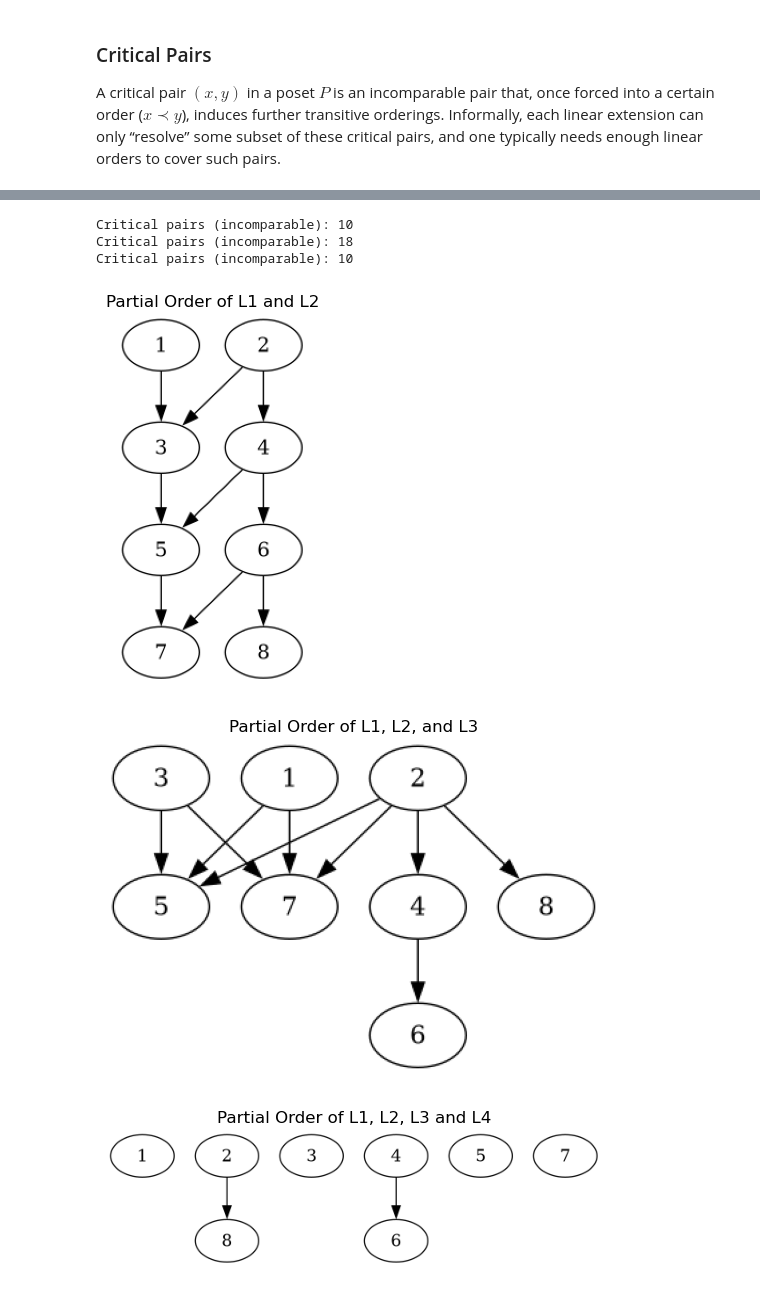
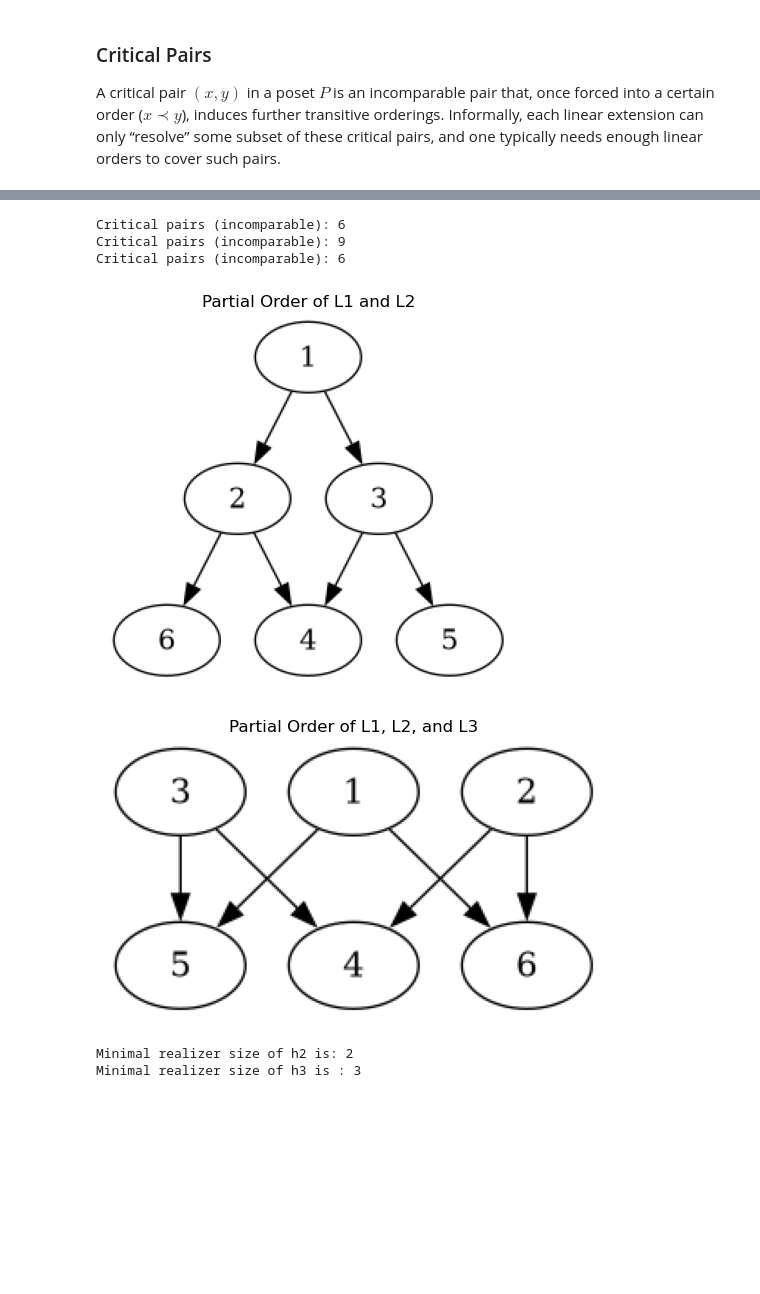
Before and after one commit to hollyli-dq/po_inference, a Jupyter notebook: notebook/PO_dim_k.ipynb, the cells around one changed output, grey strips where cells are left out. Cells and saved outputs as stored; diff of their text form; code cells hidden in the pictures; blank space fills up the shorter version.

Commit message:
Your descriptive commit message

```diff
--- a/notebook/PO_dim_k.ipynb
+++ b/notebook/PO_dim_k.ipynb
@@ -26,10 +27,12 @@ Essentially, **once the minimal $K$ is reached, adding more linear extensions wo
 Below, we'll show how this works in code by enumerating linear extensions and checking dimension on small examples.
 # %%
 import sys
-# Add the path to the src directory to access utility modules and po_hm_mcmc.py
-sys.path.append('../src')  # Adjust the path if your directory structure is different
+import os
 
-sys.path.append('../src/utils')  # Ensure this path points to the directory containing your utility modules
+# Get the absolute path to the project root directory
+current_dir = os.path.dirname(os.path.abspath('__file__'))
+project_root = os.path.abspath(os.path.join(current_dir, '..'))
+sys.path.insert(0, project_root)  # Add project root to Python path
 
 # Import custom modules
 from src.utils.basic_utils import BasicUtils
@@ -38,10 +41,7 @@ from src.utils.generation_utils import GenerationUtils
 from src.visualization.po_plot import POPlot
 from src.mcmc.likelihood_cache import LogLikelihoodCache
 from src.mcmc.mcmc_simulation import mcmc_partial_order
-
-
-
-# Adjust this path based on your directory structure
+from src.mcmc.mcmc_simulation_k import mcmc_partial_order_k
 # Import necessary libraries
 import numpy as np
 import networkx as nx
@@ -52,8 +52,9 @@ import seaborn as sns
 from scipy.stats import beta
 import itertools
 from math import inf
-import numpy as np
 
+# Load configuration
 import yaml
-with open("/home/doli/Desktop/research/coding/BayesianPartialOrders/mcmc_config.yaml", "r") as f:
+config_path = os.path.join(project_root, 'config', 'mcmc_config.yaml')
+with open(config_path, "r") as f:
     config = yaml.safe_load(f)
@@ -147,32 +166,35 @@ Given the same node n, under different dim(h), we plot out differnt partial orde
 # %%
-items = [str(i) for i in range(1,9)]
+items = [str(i) for i in range(1,7)]
 
-L1 = ["1","2","3","4","5","6","7","8"]
-L2 = ["2","4","6","8","1","3","5","7"]
-L3 = ["3","1","2","7","5","8","4","6"]
-L4 = ["4", "1", "2", "3", "8", "5", "6", "7"]  # this is by sovler from the crown graph
+L1 = ["1","2","6","3","4","5"]
+L2 = ["1","3","5","2","4","6"]
+L3 = ["2","3","4","1","5","6"]
+
 
 h2 = realizer_to_partial_order_matrix([L1, L2],items)
 h3 = realizer_to_partial_order_matrix([L1, L2, L3],items)
-h4 = realizer_to_partial_order_matrix([L1, L2, L3, L4],items)
+# h4 = realizer_to_partial_order_matrix([L1, L2, L3, L4],items)
 cpairs2 = find_critical_pairs(items, h2)
 cpairs3 = find_critical_pairs(items, h3)
-cpairs4 = find_critical_pairs(items, h4)
+# cpairs4 = find_critical_pairs(items, h4)
 print(f"Critical pairs (incomparable): {len(cpairs2)}")
 print(f"Critical pairs (incomparable): {len(cpairs3)}")
 print(f"Critical pairs (incomparable): {len(cpairs2)}")
-PO_plot.visualize_partial_order(BasicUtils.transitive_reduction(h2), items, title="Partial Order of L1 and L2")
-PO_plot.visualize_partial_order(BasicUtils.transitive_reduction(h3), items, title="Partial Order of L1, L2, and L3")
-PO_plot.visualize_partial_order(BasicUtils.transitive_reduction(h4), items, title="Partial Order of L1, L2, L3 and L4")
+POPlot.visualize_partial_order(BasicUtils.transitive_reduction(h2), items, title="Partial Order of L1 and L2")
+POPlot.visualize_partial_order(BasicUtils.transitive_reduction(h3), items, title="Partial Order of L1, L2, and L3")
+# POPlot.visualize_partial_order(BasicUtils.transitive_reduction(h4), items, title="Partial Order of L1, L2, L3 and L4")
 
-subset2, size2 = find_min_realizer_brute(h2, items)
-subset3, size3 = find_min_realizer_brute(h3, items)
-subset4, size4 = find_min_realizer_brute(h4, items)
+subset2, size2 =  find_min_realizer_brute_optimized(h2, items)
+subset3, size3 = find_min_realizer_brute_optimized(h3, items)
+# subset4, size4 =  find_min_realizer_brute_optimized(h4, items)
+print(f"Minimal realizer size of h2 is: {size2}")
+print(f"Minimal realizer size of h3 is : {size3}")
 # %% [output]
-Critical pairs (incomparable): 10
-Critical pairs (incomparable): 18
-Critical pairs (incomparable): 10
+Critical pairs (incomparable): 6
+Critical pairs (incomparable): 9
+Critical pairs (incomparable): 6
-[figure, old version]
+[figure, new version]
-[figure, old version]
+[figure, new version]
-[figure, removed]
+Minimal realizer size of h2 is: 2
+Minimal realizer size of h3 is : 3
 # %% [markdown]
```
Also changed, not shown: parts of 52 cells of this notebook, 8 other files.
